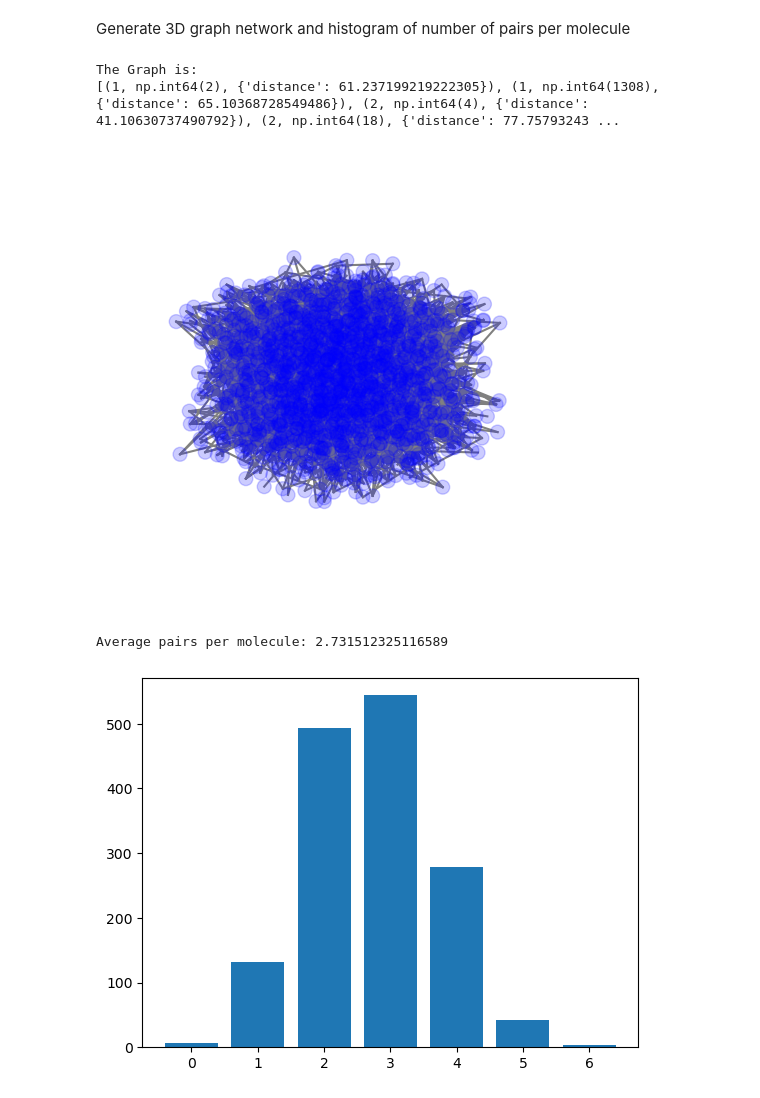
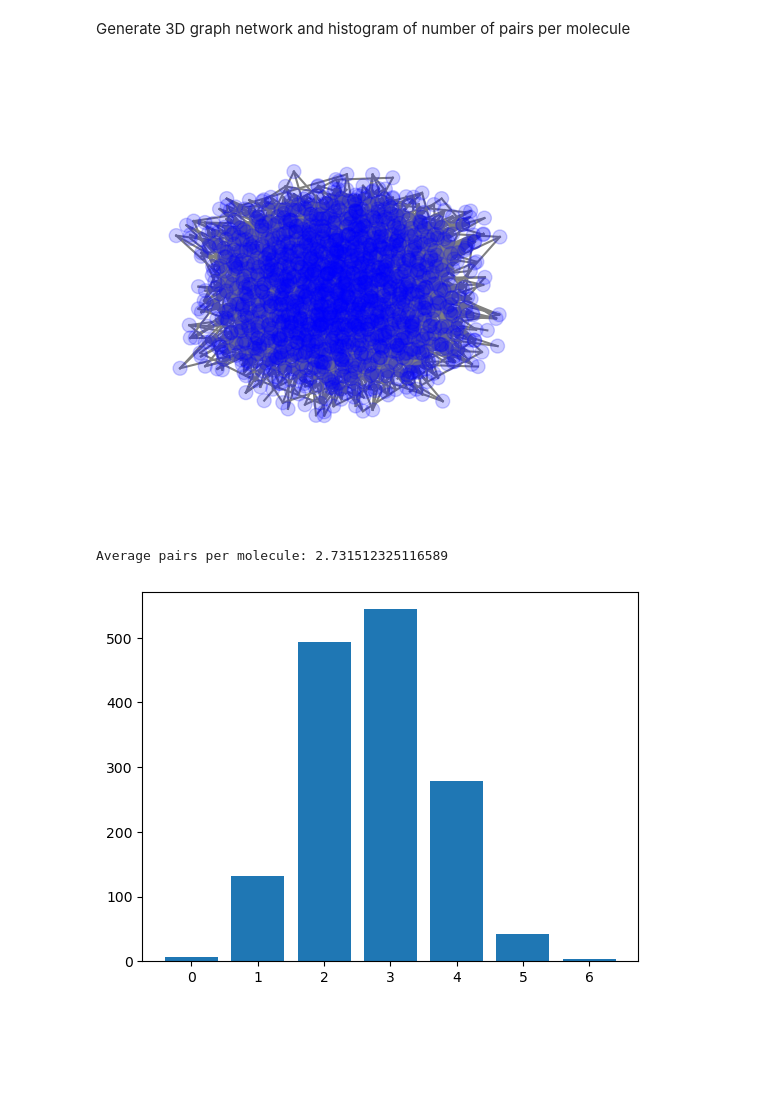
Before and after one commit to QMathsdude/kmc-charge-transport-organic-semiconductor, a Jupyter notebook: notebooks/08_/main_pipeline.ipynb, the cells around one changed output. Cells and saved outputs as stored; diff of their text form; code cells hidden in the pictures; blank space fills up the shorter version.

```diff
--- a/notebooks/08_/main_pipeline.ipynb
+++ b/notebooks/08_/main_pipeline.ipynb
@@ -183,18 +181,17 @@ Generate 3D graph network and histogram of number of pairs per molecule
 # %%
 from utils import networkx_graph_making as ngm
 
 # Took 10 minutes to generate 3D graph
 G = ngm.networkx_graph_making(centroids_path = "npt-HK4_centroids.csv",
                           neighbor_pairs_path = "npt-HK4_neighbor_pairs.csv",
                           e_coupling_data_path = "../../data/e-coupling_with_nn_distance.txt",
                           pairs_without_e_coupling_to_txt = False,
-                          plot_3D_to_gif = True
+                          plot_3D_to_gif = True,
+                          print_result=False
                           )
 
 ngm.average_pairs_per_molecule(G)
 # %% [output]
+[figure]
-The Graph is:
-[(1, np.int64(2), {'distance': 61.237199219222305}), (1, np.int64(1308), {'distance': 65.10368728549486}), (2, np.int64(4), {'distance': 41.10630737490792}), (2, np.int64(18), {'distance': 77.75793243 ...
+Average pairs per molecule: 2.731512325116589
-[figure]
-Average pairs per molecule: 2.731512325116589
 [figure]
```
Also changed, not shown: parts of 7 cells of this notebook, 5 other files.
